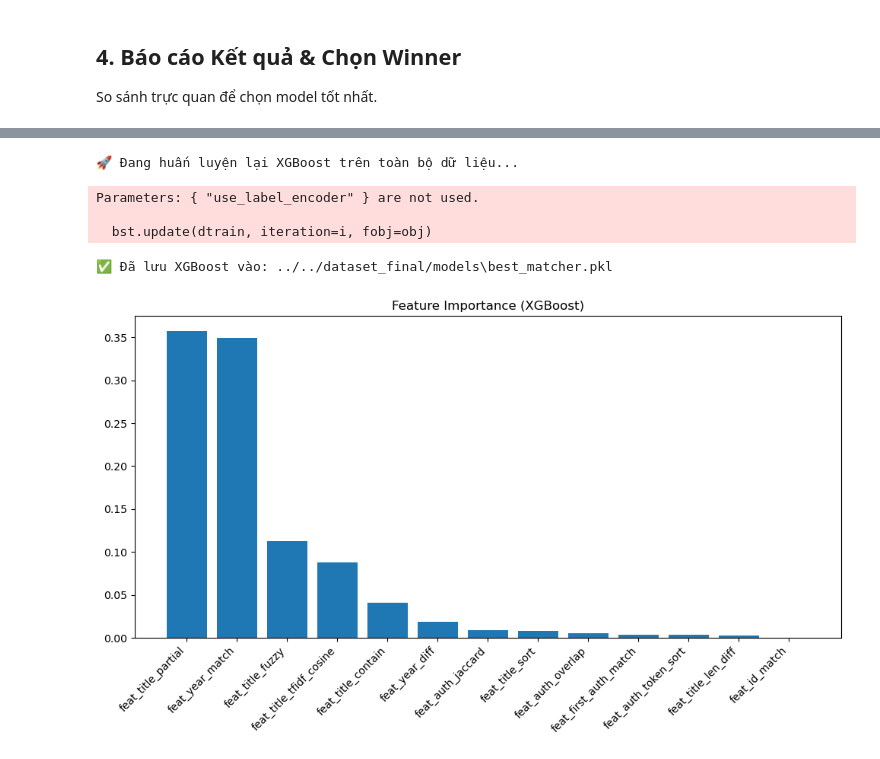
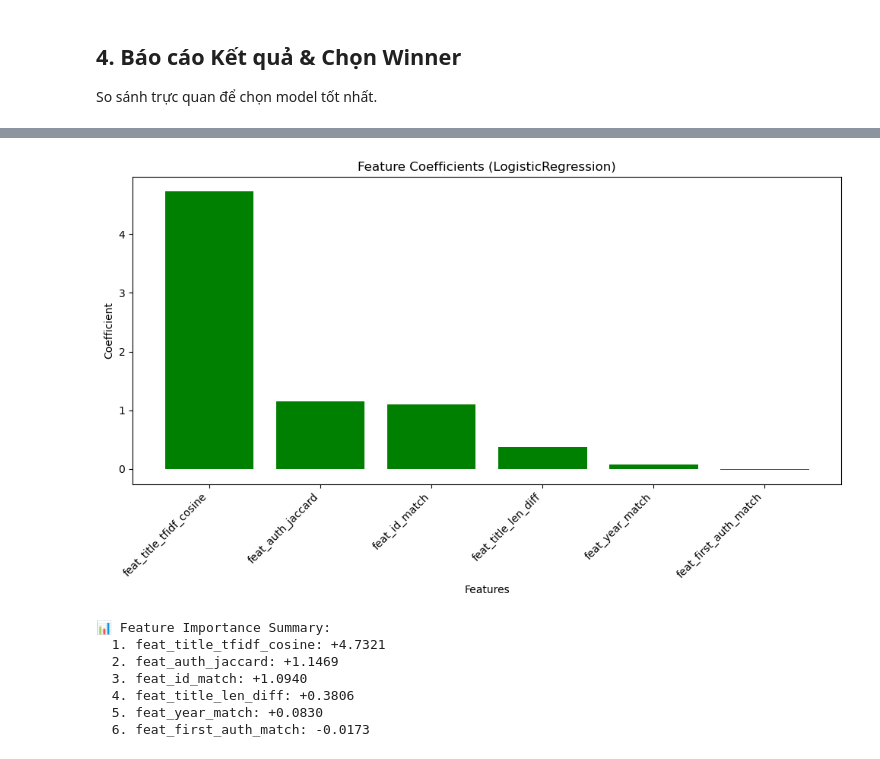
Before and after one commit to Le-Anh-Duy/DS-LAB2-Modeling, a Jupyter notebook: 23127011/notebooks/04_modeling.ipynb, the cells around one changed output, grey strips where cells are left out. Drawn from its saved outputs; the diff is of its cells as text; code cells hidden in the pictures.

```diff
--- a/23127011/notebooks/04_modeling.ipynb
+++ b/23127011/notebooks/04_modeling.ipynb
@@ -249,0 +238,13 @@ Passing `palette` without assigning `hue` is deprecated and will be removed in v
+# %%
+best_model_name = 'LogisticRegression'
+print(f"\n🚀 Đang huấn luyện lại {best_model_name} trên toàn bộ dữ liệu...")
+
+final_model = models_config[best_model_name]
+final_model.fit(X, y)
+
+# Lưu Model và Feature List
+joblib.dump(final_model, MODEL_OUTPUT_PATH)
+joblib.dump(SELECTED_FEATURES, FEATURE_LIST_PATH)  # Lưu SELECTED_FEATURES
+
+print(f"✅ Đã lưu {best_model_name} vào: {MODEL_OUTPUT_PATH}")
+print(f"✅ Đã lưu Feature Names vào: {FEATURE_LIST_PATH}")
@@ -250,48 +260,44 @@ Passing `palette` without assigning `hue` is deprecated and will be removed in v
-# %%
-print(f"\n🚀 Đang huấn luyện lại {best_model_name} trên toàn bộ dữ liệu...")
-
-final_model = models_config[best_model_name]
-final_model.fit(X, y)
-
-# Lưu Model
-joblib.dump(final_model, MODEL_OUTPUT_PATH)
-joblib.dump(X.columns.tolist(), FEATURE_LIST_PATH)
-
-print(f"✅ Đã lưu {best_model_name} vào: {MODEL_OUTPUT_PATH}")
-
-# %% [markdown]
-# ## 6. Feature Importance (Của Best Model)
-# Nếu model là Tree-based (XGB/RF), ta xem feature nào quan trọng nhất.
-# Nếu là Logistic Regression, ta xem hệ số (Coefficients).
-
 # %%
 plt.figure(figsize=(10, 6))
 
-if best_model_name in ['XGBoost', 'RandomForest']:
+if best_model_name in ['XGBoost', 'DecisionTree']:
     importances = final_model.feature_importances_
     indices = np.argsort(importances)[::-1]
-    names = [X.columns[i] for i in indices]
+    names = [SELECTED_FEATURES[i] for i in indices]
 
     plt.title(f"Feature Importance ({best_model_name})")
-    plt.bar(range(X.shape[1]), importances[indices])
-    plt.xticks(range(X.shape[1]), names, rotation=45, ha='right')
+    plt.bar(range(len(SELECTED_FEATURES)), importances[indices], color='steelblue')
+    plt.xticks(range(len(SELECTED_FEATURES)), names, rotation=45, ha='right')
+    plt.ylabel('Importance')
 
 elif best_model_name == 'LogisticRegression':
-    # Với Pipeline, ta phải truy cập vào step 'logisticregression'
+    # Với Pipeline, truy cập step 'logisticregression'
     coefs = final_model.named_steps['logisticregression'].coef_[0]
     indices = np.argsort(abs(coefs))[::-1]
-    names = [X.columns[i] for i in indices]
+    names = [SELECTED_FEATURES[i] for i in indices]
 
     plt.title(f"Feature Coefficients ({best_model_name})")
-    plt.bar(range(X.shape[1]), coefs[indices]) # Có âm có dương
-    plt.xticks(range(X.shape[1]), names, rotation=45, ha='right')
+    colors = ['green' if c > 0 else 'red' for c in coefs[indices]]
+    plt.bar(range(len(SELECTED_FEATURES)), coefs[indices], color=colors)
+    plt.xticks(range(len(SELECTED_FEATURES)), names, rotation=45, ha='right')
+    plt.ylabel('Coefficient')
 
+plt.xlabel('Features')
 plt.tight_layout()
 plt.show()
+
+print(f"\n📊 Feature Importance Summary:")
+for i, idx in enumerate(indices):
+    if best_model_name in ['XGBoost', 'DecisionTree']:
+        print(f"  {i+1}. {SELECTED_FEATURES[idx]}: {importances[idx]:.4f}")
+    else:
+        print(f"  {i+1}. {SELECTED_FEATURES[idx]}: {coefs[idx]:+.4f}")
 # %% [output]
+[figure, new version]
-🚀 Đang huấn luyện lại XGBoost trên toàn bộ dữ liệu...
+📊 Feature Importance Summary:
+  1. feat_title_tfidf_cosine: +4.7321
+  2. feat_auth_jaccard: +1.1469
+  3. feat_id_match: +1.0940
+  4. feat_title_len_diff: +0.3806
+  5. feat_year_match: +0.0830
+  6. feat_first_auth_match: -0.0173
-Parameters: { "use_label_encoder" } are not used.
-
-  bst.update(dtrain, iteration=i, fobj=obj)
-✅ Đã lưu XGBoost vào: ../../dataset_final/models\best_matcher.pkl
-[figure, old version]
```
Also changed, not shown: parts of 13 cells of this notebook, 8 other files.
